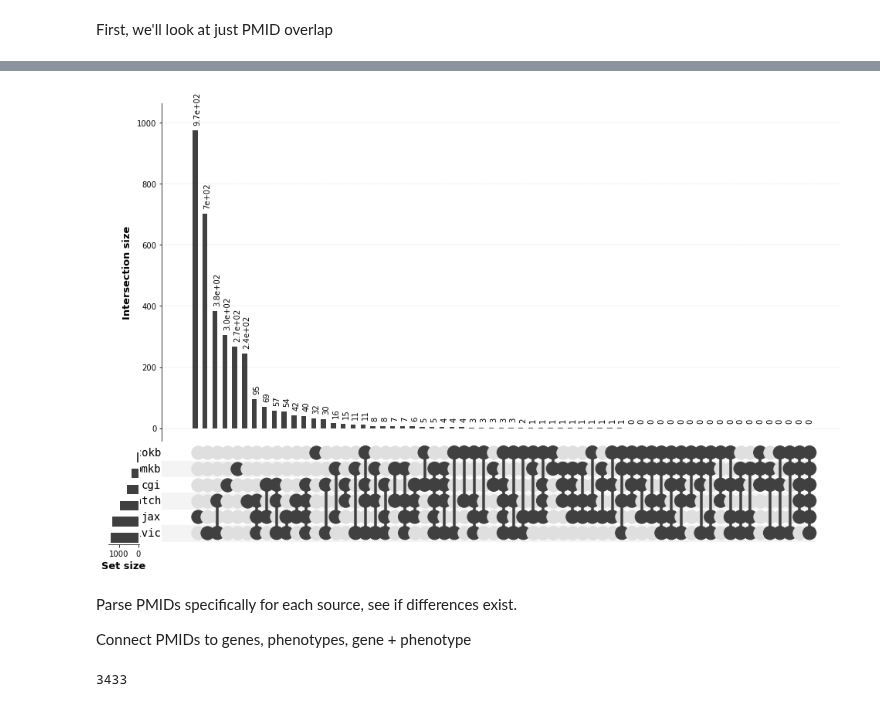
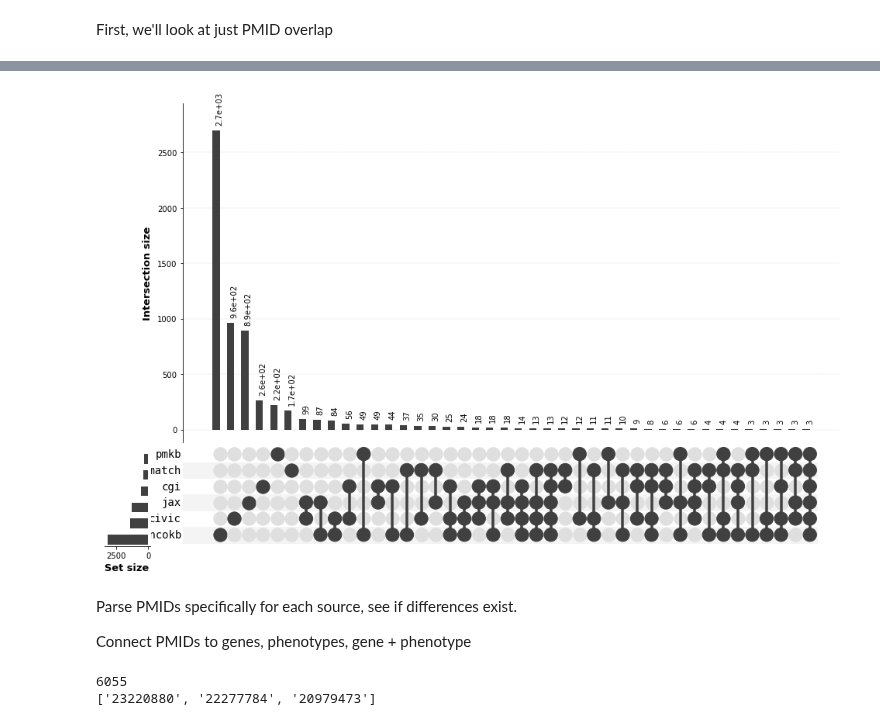
Before and after one commit to ohsu-comp-bio/g2p-aggregator, a Jupyter notebook: analysis/ES_Analysis.ipynb, the cells around one changed output, grey strips where cells are left out. Saved outputs shown, nothing was run; the diff lists cells and outputs as text; code cells hidden in the pictures.

```diff
--- a/analysis/ES_Analysis.ipynb
+++ b/analysis/ES_Analysis.ipynb
@@ -131,4 +130,4 @@ molecularmatch has 153/193 (79.27%) overlap overall
 # %%
 def plot_overlap(d, column_names=['attribute']):
     d2 = {g: pd.DataFrame(list(d[g].keys()), columns=column_names) for g in d}
-    pyu.plot(d2, unique_keys = ['attribute'])
+    pyu.plot(d2, unique_keys = ['attribute'], inters_size_bounds=(1, 40000))
@@ -427,7 +427,8 @@ molecularmatch has 14/122 (11.48%) overlap overall
 # %%
 def plot_overlap(d, column_names=['attribute']):
     d2 = {g: pd.DataFrame(list(d[g]), columns=column_names) for g in d}
-    pyu.plot(d2, unique_keys = column_names)
+    pyu.plot(d2, unique_keys = column_names, inters_size_bounds=(1, 4000))
 
 plot_overlap(success_by_source, column_names=['gene', 'phenotype'])
+plt.pyplot.savefig('gp_overlap.png')
 # %% [output]
@@ -542,11 +543,14 @@ molecularmatch has 700/945 (74.07%) overlap overall
 # %%
 def plot_overlap(d, column_names=['attribute']):
     d2 = {g: pd.DataFrame(list(d[g]), columns=column_names) for g in d}
-    pyu.plot(d2, unique_keys = column_names)
+    pyu.plot(d2, unique_keys = column_names, inters_size_bounds=(3, 4000))
 
 plot_overlap(source_pmids)
+plt.pyplot.savefig('pmids.png')
+
+#plot_overlap({k: v for k, v in source_pmids.items() if k != 'molecularmatch'})
 # %% [output]
-[figure, old version]
+[figure, new version]
 # %% [markdown]
 Parse PMIDs specifically for each source, see if differences exist.
 
@@ -557,10 +561,12 @@ for hit in res['hits']['hits']:
     pmids = hit.get('merged',{}).get('pmids',[])
     for pmid in pmids:
         pmid_dict[pmid][hit['_source']['source']].append(hit['merged'])
-# %%
-len(pmid_dict)
-# %% [output]
-3433
+# %%
+print(len(pmid_dict))
+print([k for k in pmid_dict.keys() if len(pmid_dict[k]) == 6])
+# %% [output]
+6055
+['23220880', '22277784', '20979473']
 # %%
 multi_hit_pmids = {x: v for x, v in pmid_dict.items() if len(v) > 1}
 len(multi_hit_pmids)
```
Also changed, not shown: parts of 33 cells of this notebook.
